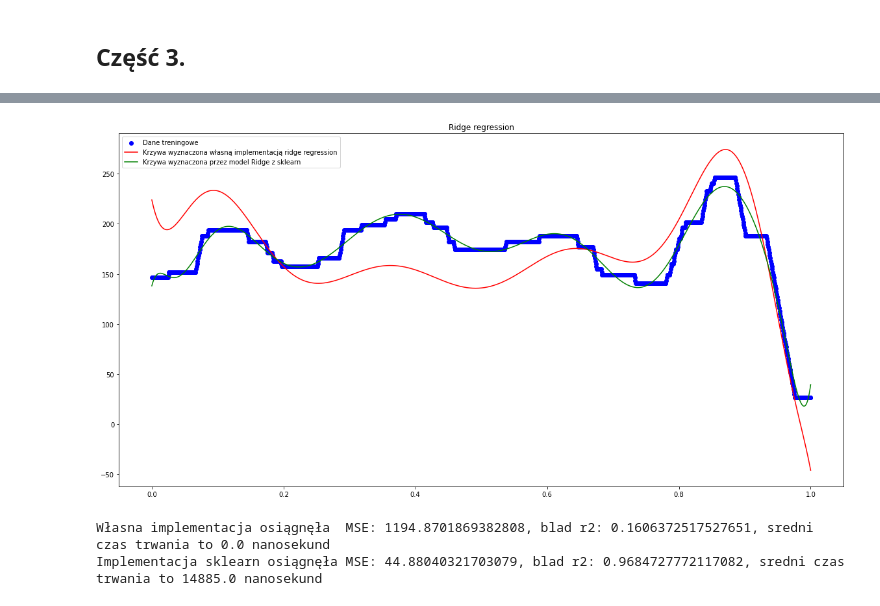
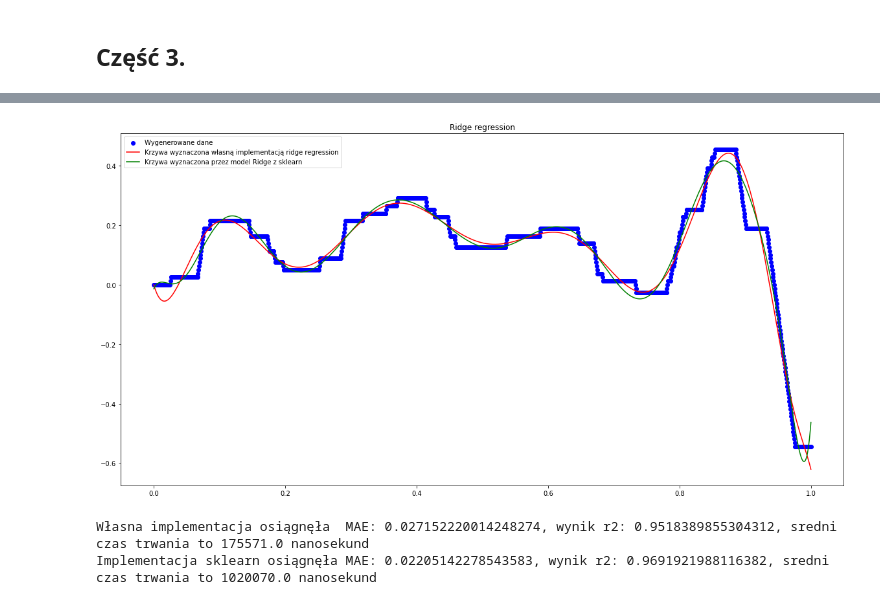
Before and after one commit to DonChaka/PUM, a Jupyter notebook: 1.RegresjaLiniowa/1RegresjaLiniowa.ipynb, the cells around one changed output, grey strips where cells are left out. Cells and saved outputs as stored; diff of their text form; code cells hidden in the pictures.

```diff
--- a/1.RegresjaLiniowa/1RegresjaLiniowa.ipynb
+++ b/1.RegresjaLiniowa/1RegresjaLiniowa.ipynb
@@ -274,7 +263,8 @@ x2 = norm(x2)
-# %%
-zbior3 = genfromtxt('zbior3.csv', delimiter=',', dtype=np.float64)
-x3, y3 = zbior3[:, 0], zbior3[:, 1]
-x3 = x3.reshape((len(x3), 1))
-y3 = y3.reshape((len(y3), 1))
-x3 = norm(x3)
+# %%
+yn1 = norm(y1)
+yn2 = norm(y2)
+yn3 = norm(y3)
+yn1 = yn1 - yn1[0]
+yn2 = yn2 - yn2[0]
+yn3 = yn3 - yn3[0]
 # %%
@@ -292,6 +282,6 @@ Implementacja sklearn osiągnęła MSE: 66.26347392848447, blad r2: 0.9573943419
 # %%
-ridge_comparision(x3, y3)
+ridge_comparision(x3, yn3)
 # %% [output]
-[figure, old version]
+[figure, new version]
-Własna implementacja osiągnęła  MSE: 1194.8701869382808, blad r2: 0.1606372517527651, sredni czas trwania to 0.0 nanosekund
-Implementacja sklearn osiągnęła MSE: 44.88040321703079, blad r2: 0.9684727772117082, sredni czas trwania to 14885.0 nanosekund
+Własna implementacja osiągnęła  MAE: 0.027152220014248274, wynik r2: 0.9518389855304312, sredni czas trwania to 175571.0 nanosekund
+Implementacja sklearn osiągnęła MAE: 0.02205142278543583, wynik r2: 0.9691921988116382, sredni czas trwania to 1020070.0 nanosekund
```
Also changed, not shown: parts of 11 cells of this notebook, 1 other file.
